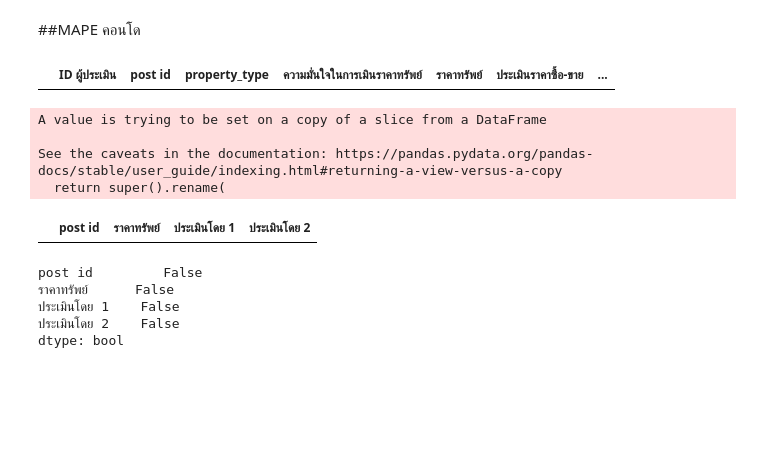
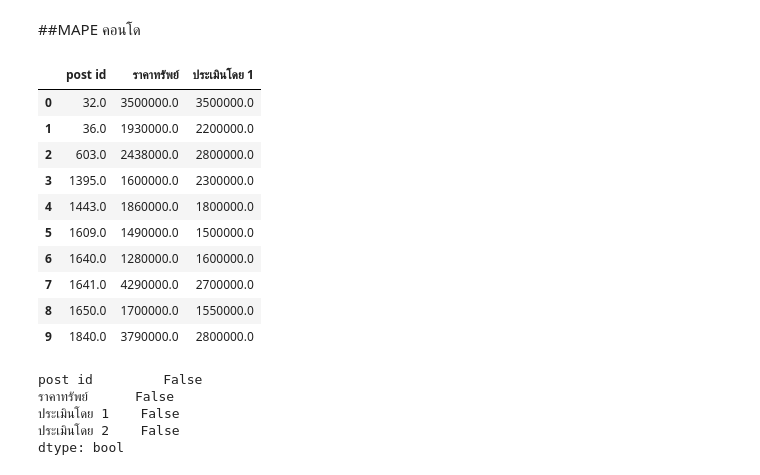
Before and after one commit to bunnybbear/bsc_dpdm22, a Jupyter notebook: [dataprep1]_property_estimator.ipynb, the cells around one changed output. Drawn from its saved outputs; the diff is of its cells as text; code cells hidden in the pictures; blank space fills up the shorter version.

```diff
--- a/[dataprep1]_property_estimator.ipynb
+++ b/[dataprep1]_property_estimator.ipynb
@@ -476,23 +475,23 @@ print(f' MAPE ราคาทรัพย์กับผู้ประเมิ
  MAPE ราคาตั้งขายของผู้ประเมินคนที่ 1 กับ ผู้ประเมินคนที่ 2 คือ 0.74
 # %% [markdown]
 ##MAPE คอนโด
-# %%
-dataC_P2['ประเมินโดย 1'] = dataC_P2['post id'].map(dataC_P1.set_index('post id')['ประเมินราคาซื้อ-ขาย'])
-dataC_P2.head()
-# %% [output]
-|  | ID ผู้ประเมิน | post id | property_type | ความมั่นใจในการเมินราคาทรัพย์ | ราคาทรัพย์ | ประเมินราคาซื้อ-ขาย | ... |
 # %%
-dataC_P2.rename(columns={'ประเมินราคาซื้อ-ขาย' :'ประเมินโดย 2'}, inplace=True)
+dataC_P1.rename(columns={'ประเมินราคาซื้อ-ขาย' :'ประเมินโดย 1'}, inplace=True)
-# %% [output]
-A value is trying to be set on a copy of a slice from a DataFrame
-
-See the caveats in the documentation: https://pandas.pydata.org/pandas-docs/stable/user_guide/indexing.html#returning-a-view-versus-a-copy
-  return super().rename(
 # %%
-MCP = dataC_P2[['post id','ราคาทรัพย์','ประเมินโดย 1','ประเมินโดย 2']]
+MCP = dataC_P1[['post id','ราคาทรัพย์','ประเมินโดย 1']]
 MCP
 # %% [output]
-|  | post id | ราคาทรัพย์ | ประเมินโดย 1 | ประเมินโดย 2 |
+|  | post id | ราคาทรัพย์ | ประเมินโดย 1 |
+| 0 | 32.0 | 3500000.0 | 3500000.0 |
+| 1 | 36.0 | 1930000.0 | 2200000.0 |
+| 2 | 603.0 | 2438000.0 | 2800000.0 |
+| 3 | 1395.0 | 1600000.0 | 2300000.0 |
+| 4 | 1443.0 | 1860000.0 | 1800000.0 |
+| 5 | 1609.0 | 1490000.0 | 1500000.0 |
+| 6 | 1640.0 | 1280000.0 | 1600000.0 |
+| 7 | 1641.0 | 4290000.0 | 2700000.0 |
+| 8 | 1650.0 | 1700000.0 | 1550000.0 |
+| 9 | 1840.0 | 3790000.0 | 2800000.0 |
 # %%
 #เช็ค missing
 MCP.isnull().any()
```
Also changed, not shown: parts of 43 cells of this notebook.
